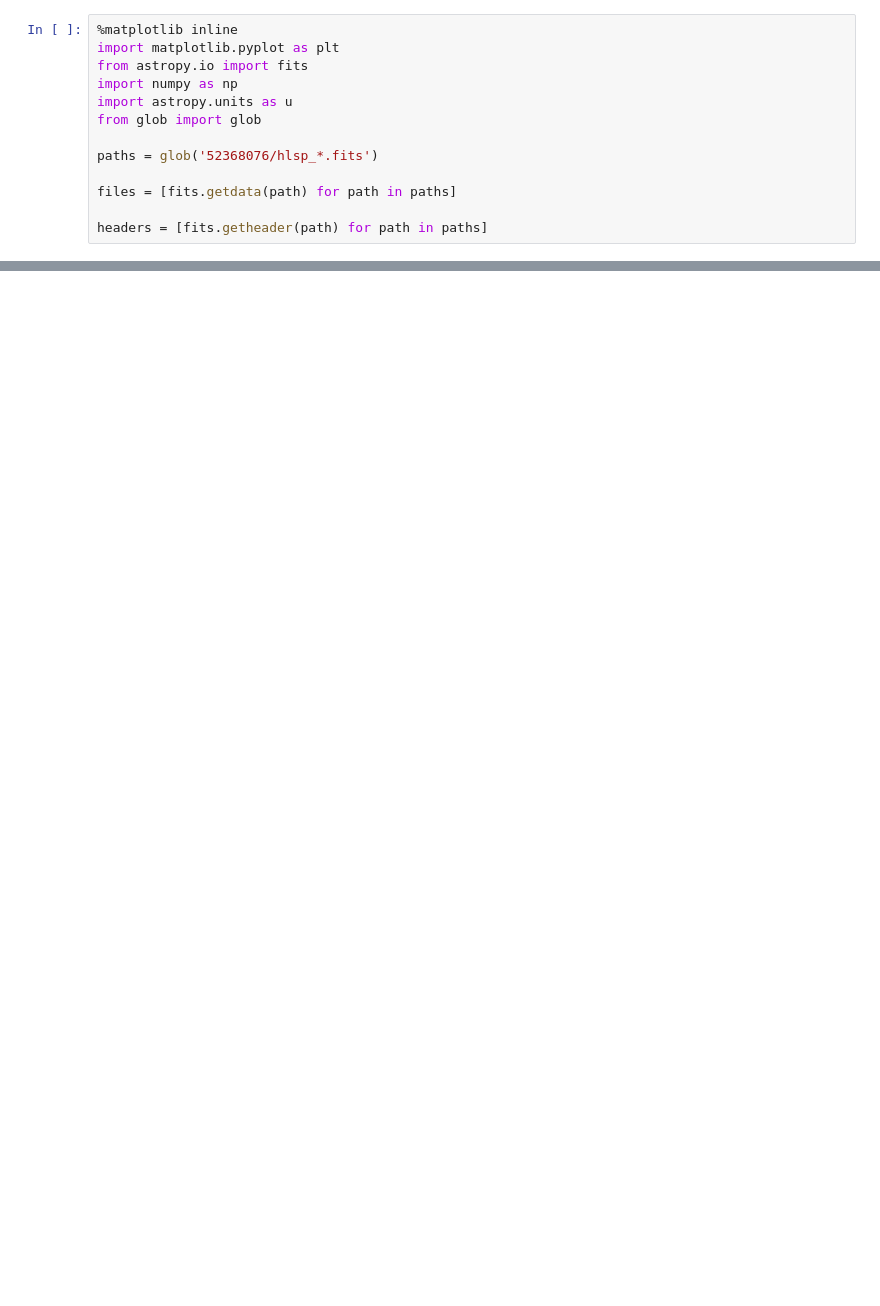
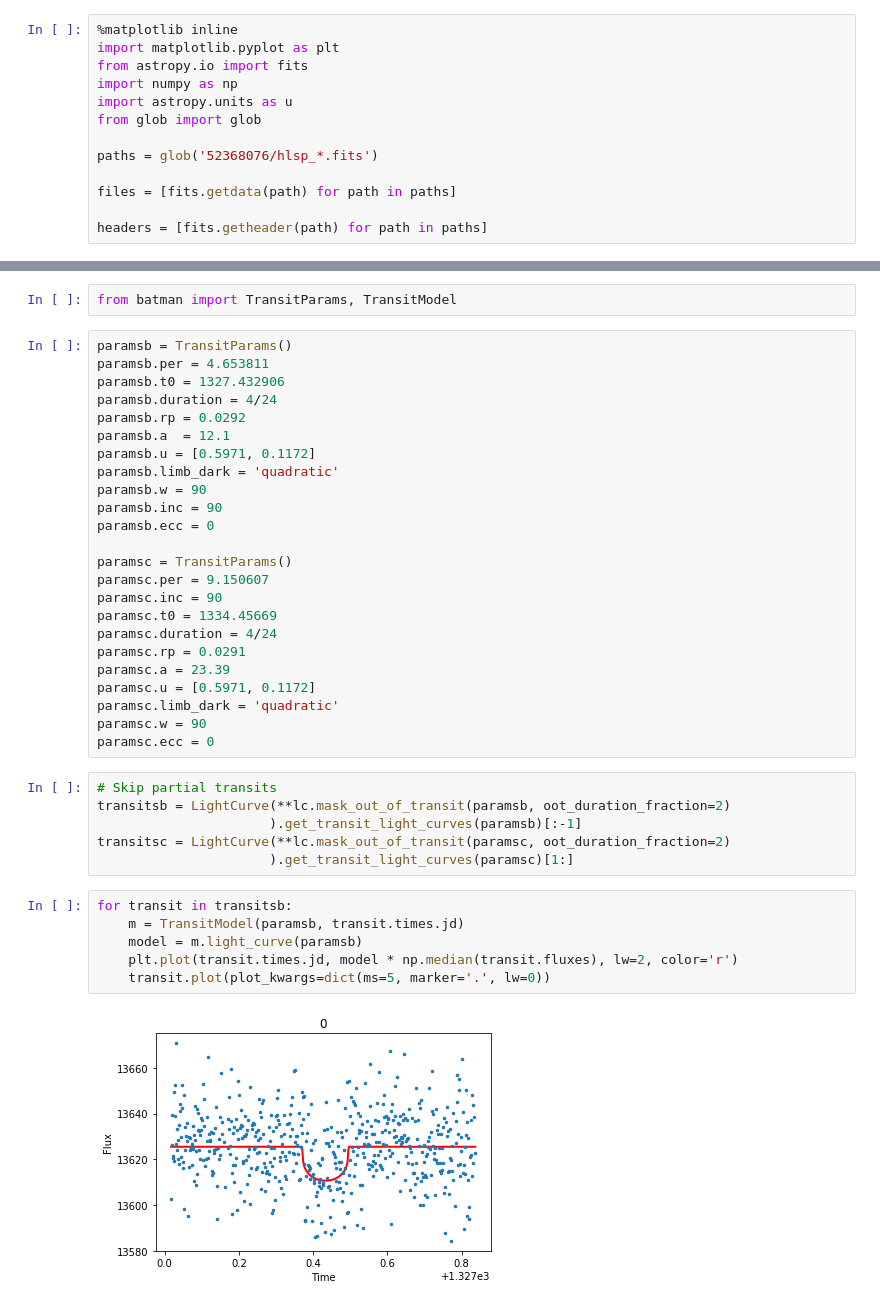
Before and after one commit to bmorris3/tessperiment, a Jupyter notebook: TIC52368076.ipynb, the cells around one changed output, grey strips where cells are left out. Cells and saved outputs as stored; diff of their text form; blank space fills up the shorter version.

```diff
--- a/TIC52368076.ipynb
+++ b/TIC52368076.ipynb
@@ -55,0 +36,40 @@ lc.plot_phase_folded(paramsc, marker=',', s=1)
+# %%
+from batman import TransitParams, TransitModel
+# %%
+paramsb = TransitParams()
+paramsb.per = 4.653811
+paramsb.t0 = 1327.432906
+paramsb.duration = 4/24
+paramsb.rp = 0.0292
+paramsb.a  = 12.1
+paramsb.u = [0.5971, 0.1172]
+paramsb.limb_dark = 'quadratic'
+paramsb.w = 90
+paramsb.inc = 90
+paramsb.ecc = 0
+
+paramsc = TransitParams()
+paramsc.per = 9.150607
+paramsc.inc = 90
+paramsc.t0 = 1334.45669
+paramsc.duration = 4/24
+paramsc.rp = 0.0291
+paramsc.a = 23.39
+paramsc.u = [0.5971, 0.1172]
+paramsc.limb_dark = 'quadratic'
+paramsc.w = 90
+paramsc.ecc = 0
+# %%
+# Skip partial transits
+transitsb = LightCurve(**lc.mask_out_of_transit(paramsb, oot_duration_fraction=2)
+                      ).get_transit_light_curves(paramsb)[:-1]
+transitsc = LightCurve(**lc.mask_out_of_transit(paramsc, oot_duration_fraction=2)
+                      ).get_transit_light_curves(paramsc)[1:]
+# %%
+for transit in transitsb:
+    m = TransitModel(paramsb, transit.times.jd)
+    model = m.light_curve(paramsb)
+    plt.plot(transit.times.jd, model * np.median(transit.fluxes), lw=2, color='r')
+    transit.plot(plot_kwargs=dict(ms=5, marker='.', lw=0))
+# %% [output]
+[figure, added]
```
Also changed, not shown: parts of 10 cells of this notebook.
